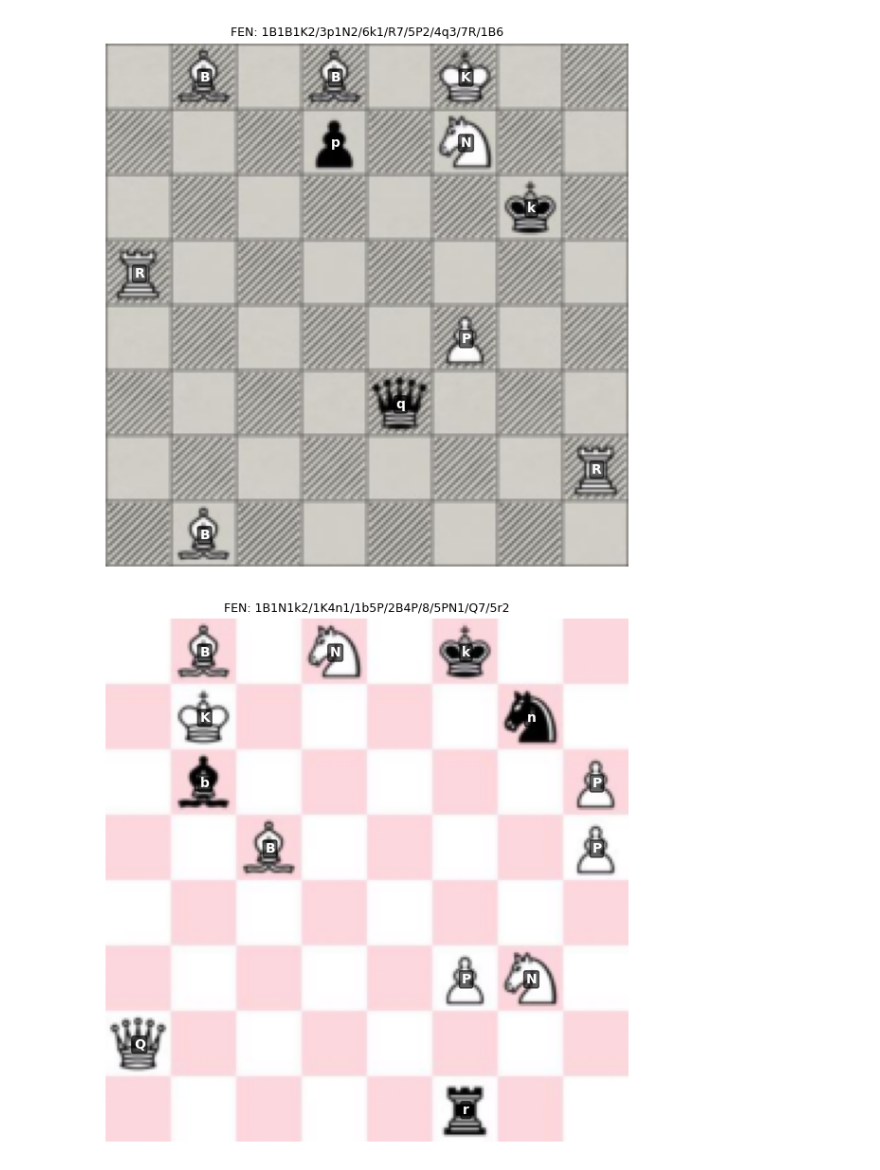
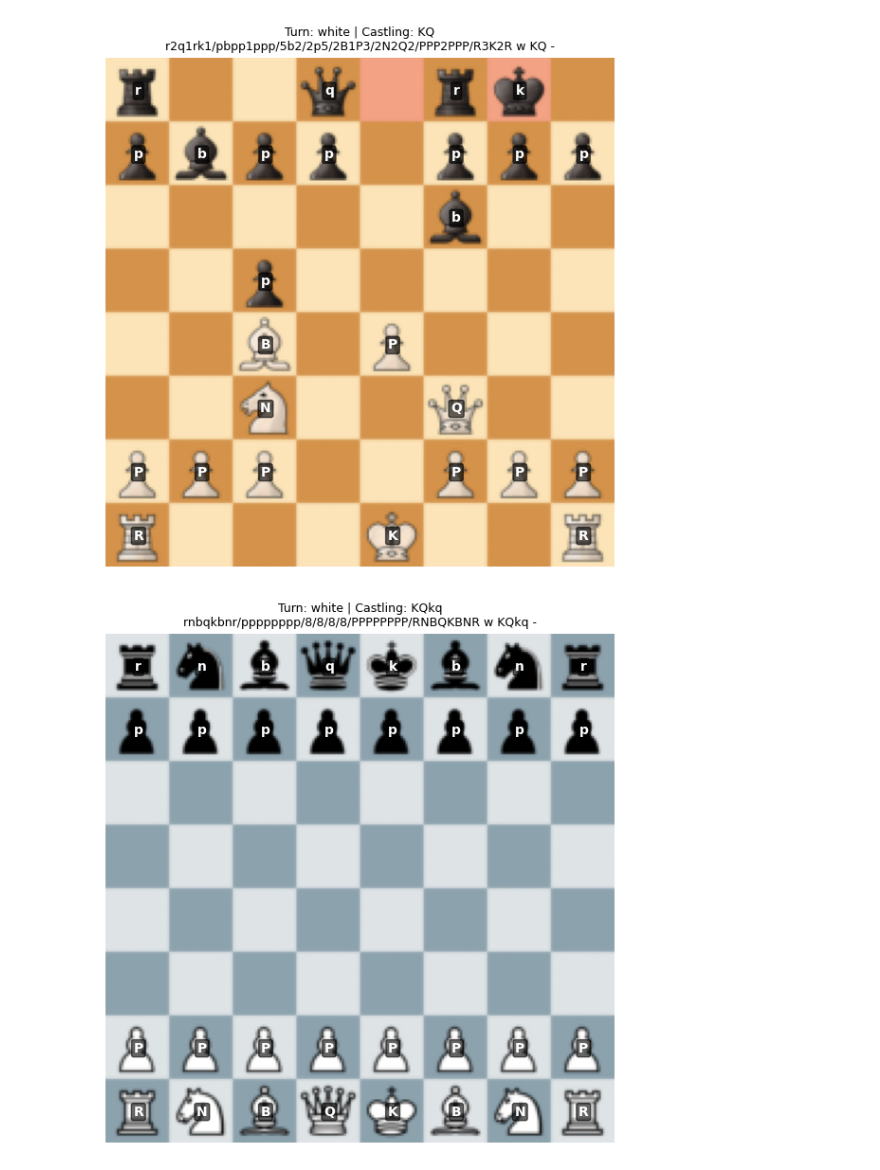
Before and after one commit to cloudui/chess-vision, a Jupyter notebook: visualize.ipynb, the cells around one changed output. Cells and saved outputs as stored; diff of their text form; code cells hidden in the pictures.

```diff
--- a/visualize.ipynb
+++ b/visualize.ipynb
@@ -6,9 +8,17 @@ from dataset import ChessDataset, INDEX_TO_PIECE, filename_to_fen
 # %%
-# Load a small subset without normalization so we can display raw images
+# Load dataset without normalization so we can display raw images
+TRAIN_DIR = "data/train"
+MAX_SAMPLES = 500  # keep it fast for visualization
+
 raw_transform = transforms.Compose([
     transforms.Resize((224, 224)),
     transforms.ToTensor(),
 ])
-dataset = ChessDataset("kaggle/train", max_samples=1000, transform=raw_transform)
+dataset = ChessDataset(TRAIN_DIR, max_samples=MAX_SAMPLES, transform=raw_transform)
 print(f"Dataset size: {len(dataset)}")
+print(f"Manifest mode: {dataset.use_manifest}")
+if dataset.use_manifest:
+    sample = dataset.samples[0]
+    print(f"Sample keys: {list(sample.keys())}")
+    print(f"First sample: {sample}")
 # %% [output]
@@ -28,11 +29,18 @@ tensor([ 0,  3,  0,  3,  0,  6,  0,  0,  0,  0,  0,  7,  0,  2,  0,  0,  0,  0,
 # %%
-# Show a grid of sample boards with their FEN strings
+# Show a grid of sample boards with FEN, turn, and castling
 fig, axes = plt.subplots(2, 4, figsize=(16, 8))
 for i, ax in enumerate(axes.flat):
     image, labels = dataset[i]
-    fen = filename_to_fen(dataset.filenames[i])
-    ax.imshow(image.permute(1, 2, 0))  # CHW -> HWC
-    ax.set_title(fen, fontsize=8)
+    meta = dataset.get_metadata(i)
+    fen = meta.get("fen", "?")
+    style = meta.get("style", "?")
+    flipped = meta.get("flipped", "0") == "1"
+
+    ax.imshow(image.permute(1, 2, 0))
+    title = f"{fen}\nstyle={style}"
+    if flipped:
+        title += " [FLIPPED]"
+    ax.set_title(title, fontsize=7)
     ax.axis("off")
 plt.suptitle("Sample Chess Boards", fontsize=14)
 plt.tight_layout()
@@ -42,36 +50,44 @@ plt.show()
 # %%
 # Visualize one board with piece labels overlaid on each square
 def show_board_with_labels(dataset, idx):
     image, labels = dataset[idx]
-    fen = filename_to_fen(dataset.filenames[idx])
+    meta = dataset.get_metadata(idx)
+    fen = meta.get("fen", "?")
 
     fig, ax = plt.subplots(figsize=(6, 6))
     ax.imshow(image.permute(1, 2, 0))
 
     sq_size = 224 / 8
     for sq in range(64):
         row, col = divmod(sq, 8)
-        piece = INDEX_TO_PIECE[labels[sq].item()]
+        piece = INDEX_TO_PIECE[labels["squares"][sq].item()]
         if piece != '.':
             ax.text(
                 col * sq_size + sq_size / 2,
                 row * sq_size + sq_size / 2,
                 piece,
                 ha="center", va="center",
                 fontsize=10, fontweight="bold",
                 color="white",
                 bbox=dict(boxstyle="round,pad=0.15", fc="black", alpha=0.6),
             )
 
-    ax.set_title(f"FEN: {fen}", fontsize=9)
+    turn = "white" if labels["turn"].item() < 0.5 else "black"
+    castling = []
+    for flag, ch in zip(labels["castling"].tolist(), ["K", "Q", "k", "q"]):
+        if flag > 0.5:
+            castling.append(ch)
+    castling_str = "".join(castling) or "-"
+
+    ax.set_title(f"Turn: {turn} | Castling: {castling_str}\n{fen}", fontsize=9)
     ax.axis("off")
     plt.tight_layout()
     plt.show()
 
 show_board_with_labels(dataset, 0)
 show_board_with_labels(dataset, 42)
 # %% [output]
-[figure, old version]
+[figure, new version]
-[figure, old version]
+[figure, new version]
 # %%
 # Piece frequency distribution across the dataset
```
Also changed, not shown: parts of 8 cells of this notebook, 5 other files.
